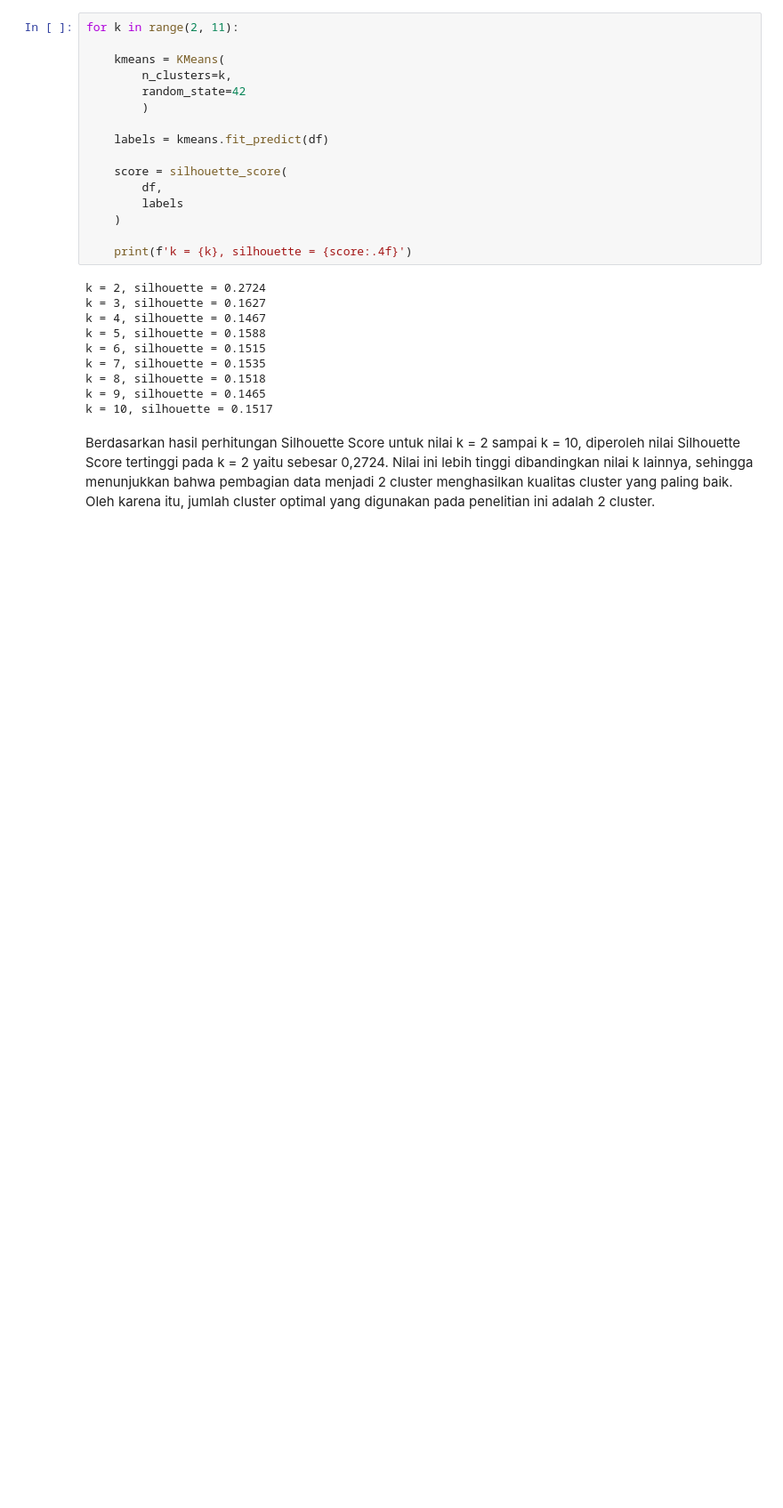
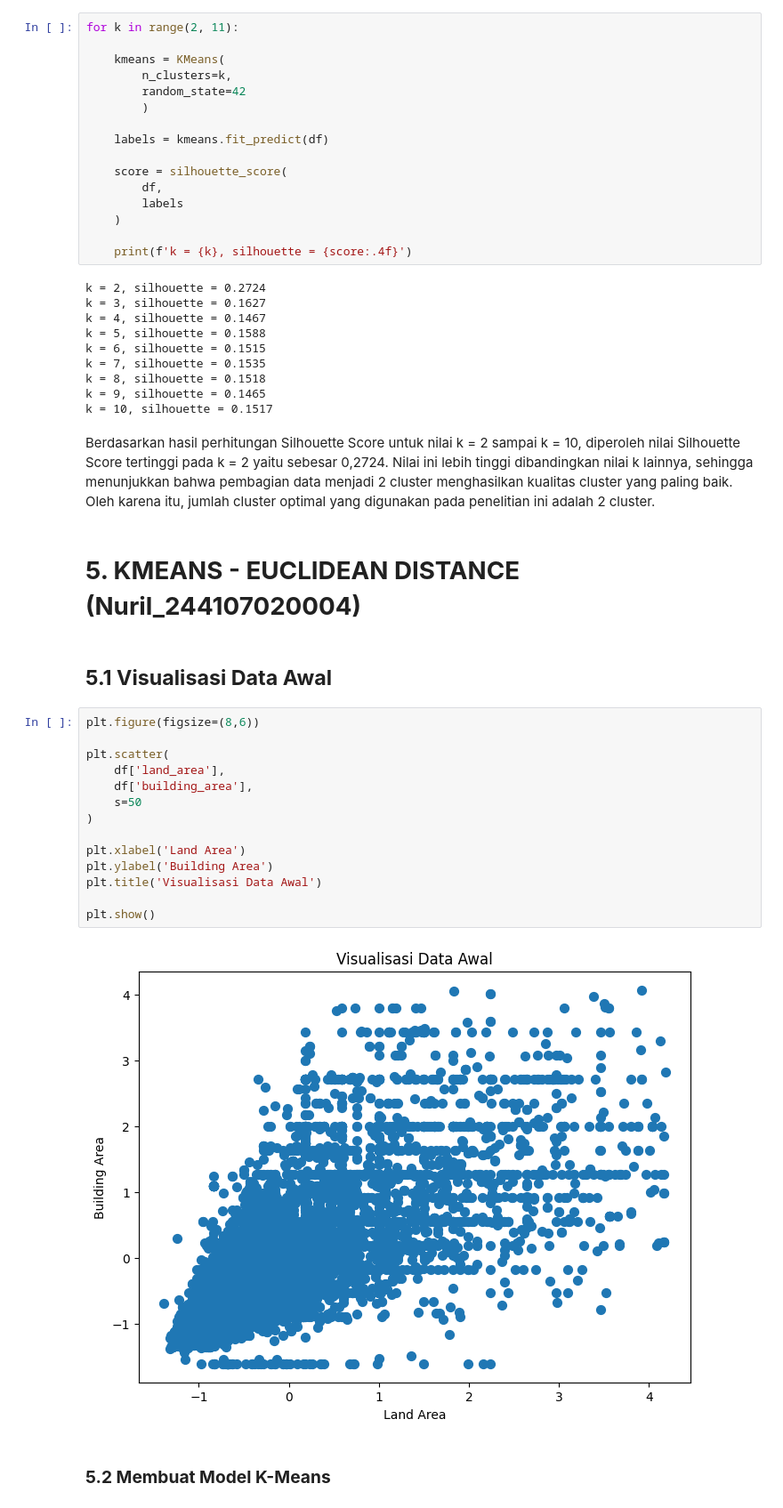
Before and after one commit to nurilhuda05/Pembelajaran_Mesin_2026, a Jupyter notebook: Kuis1_PembelajaranMesin_Muhammad Nuril Huda.ipynb, the cells around one changed output. Shown at 89% size. Cells and saved outputs as stored; diff of their text form; blank space fills up the shorter version.

Commit message:
Clustering KMeans Euclidean Distance

```diff
--- a/Kuis1_PembelajaranMesin_Muhammad Nuril Huda.ipynb
+++ b/Kuis1_PembelajaranMesin_Muhammad Nuril Huda.ipynb
@@ -489,3 +494,25 @@ k = 9, silhouette = 0.1465
 k = 10, silhouette = 0.1517
 # %% [markdown]
 Berdasarkan hasil perhitungan Silhouette Score untuk nilai k = 2 sampai k = 10, diperoleh nilai Silhouette Score tertinggi pada k = 2 yaitu sebesar 0,2724. Nilai ini lebih tinggi dibandingkan nilai k lainnya, sehingga menunjukkan bahwa pembagian data menjadi 2 cluster menghasilkan kualitas cluster yang paling baik. Oleh karena itu, jumlah cluster optimal yang digunakan pada penelitian ini adalah 2 cluster.
+# %% [markdown]
+# **5. KMEANS - EUCLIDEAN DISTANCE (Nuril_244107020004)**
+# %% [markdown]
+## **5.1 Visualisasi Data Awal**
+# %%
+plt.figure(figsize=(8,6))
+
+plt.scatter(
+    df['land_area'],
+    df['building_area'],
+    s=50
+)
+
+plt.xlabel('Land Area')
+plt.ylabel('Building Area')
+plt.title('Visualisasi Data Awal')
+
+plt.show()
+# %% [output]
+[figure, added]
+# %% [markdown]
+### **5.2 Membuat Model K-Means**
```
Also changed, not shown: parts of 13 cells of this notebook.
